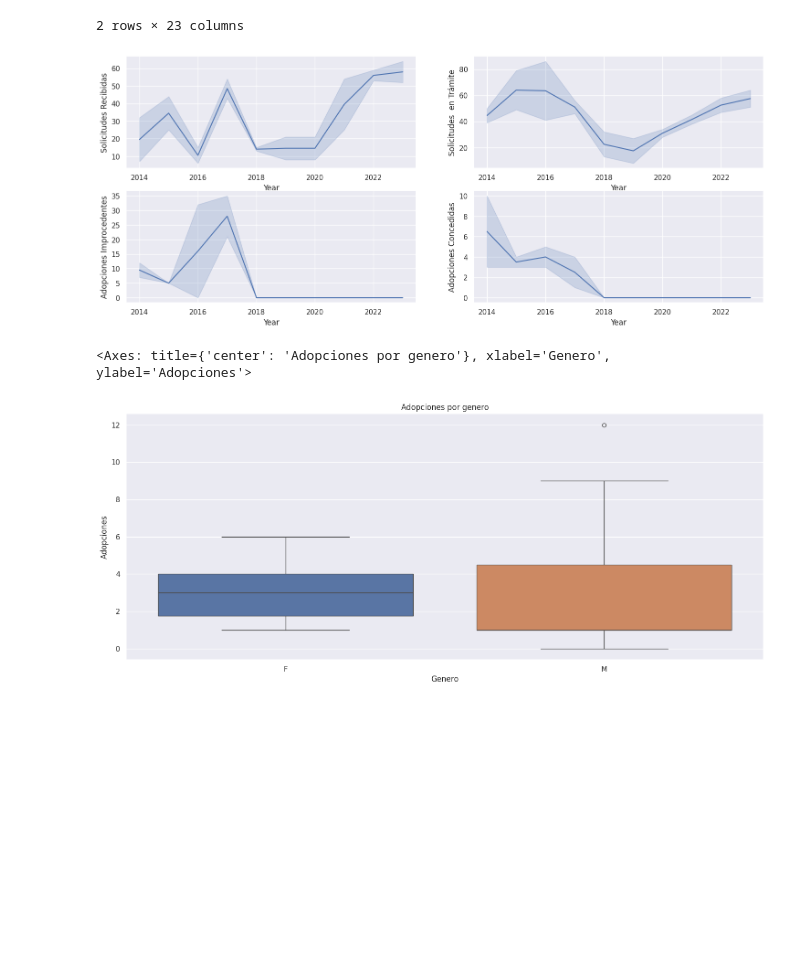
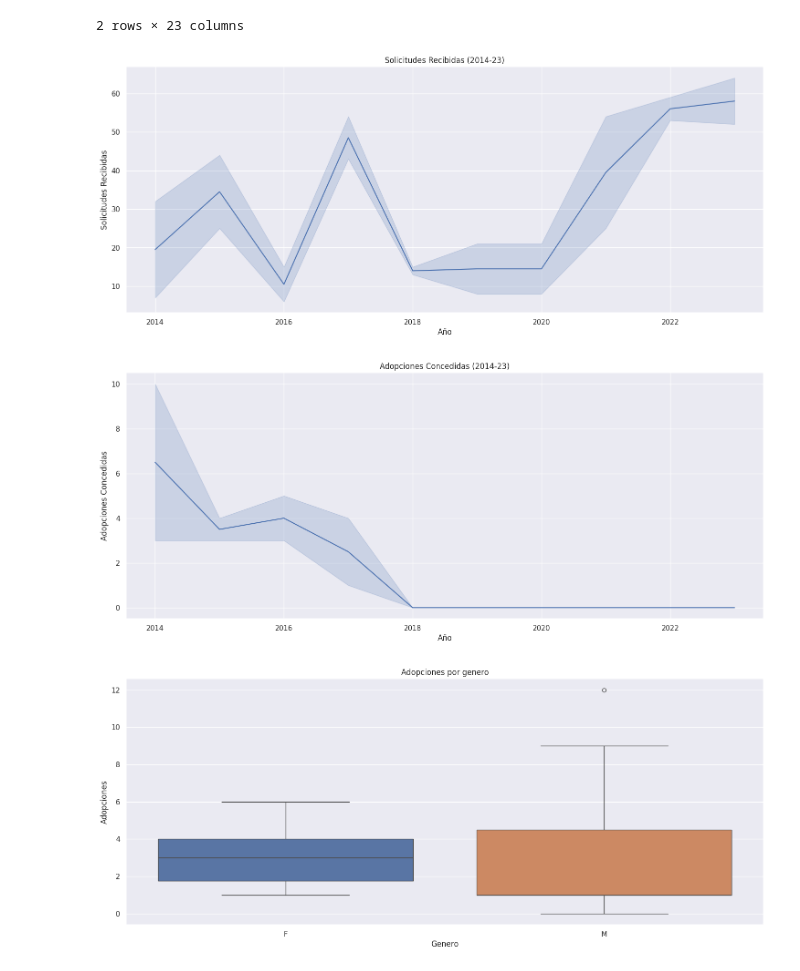
Before and after one commit to rodrigo-espino/Adoption-Research, a Jupyter notebook: Main.ipynb, the cells around one changed output. Saved outputs shown, nothing was run; the diff lists cells and outputs as text; code cells hidden in the pictures; blank space fills up the shorter version.

```diff
--- a/Main.ipynb
+++ b/Main.ipynb
@@ -66,12 +66,16 @@ df_nacional.head(2)
 2 rows × 23 columns
 # %%
 sns_pallete = sns.color_palette('dark')
-columns =["Solicitudes Recibidas", "Solicitudes  en Trámite", "Adopciones Improcedentes", "Adopciones Concedidas"]
-fig, axes = plt.subplots(2,2, figsize=(18,7))
-for col, ax in zip(columns, axes.flatten()):
-    sns.lineplot(x='Year', y=col, ax=ax, data=df_nacional)
+columns =["Solicitudes Recibidas", "Adopciones Concedidas"]
+for col in columns:
+    plt.figure(figsize=(18,7))
+    plt.title('{} (2014-23)'.format(col))
+    plt.xlabel('Año')
+    ax = sns.lineplot(x='Year', y=col, data=df_nacional)
+    ax.figure.savefig('Img/{}.png'.format(col))
 # %% [output]
-[figure, old version]
+[figure, new version]
+[figure, added]
 # %%
 example = list(df_nacional.Femenino) + list(df_nacional['Masculino '])
 genero = ['F'] * len(df_nacional.Femenino) + ['M'] * len(df_nacional['Masculino '])
@@ -84,9 +88,9 @@ df_genero = pd.DataFrame(data={
 plt.figure(figsize=(18,7))
 plt.title('Adopciones por genero')
 plt.ylabel('Adopciones')
-sns.boxplot(x='Genero', y='Data', data=df_genero, hue='Genero')
+fig = sns.boxplot(x='Genero', y='Data', data=df_genero, hue='Genero')
+fig.figure.savefig('Img/Adopciones por genero')
 # %% [output]
-<Axes: title={'center': 'Adopciones por genero'}, xlabel='Genero', ylabel='Adopciones'>
 [figure]
 # %%
 df_nacional =df_nacional.rename(columns={'14-18 M': '14-18y M'})
```
Also changed, not shown: parts of 1 cell of this notebook, 12 other files.
